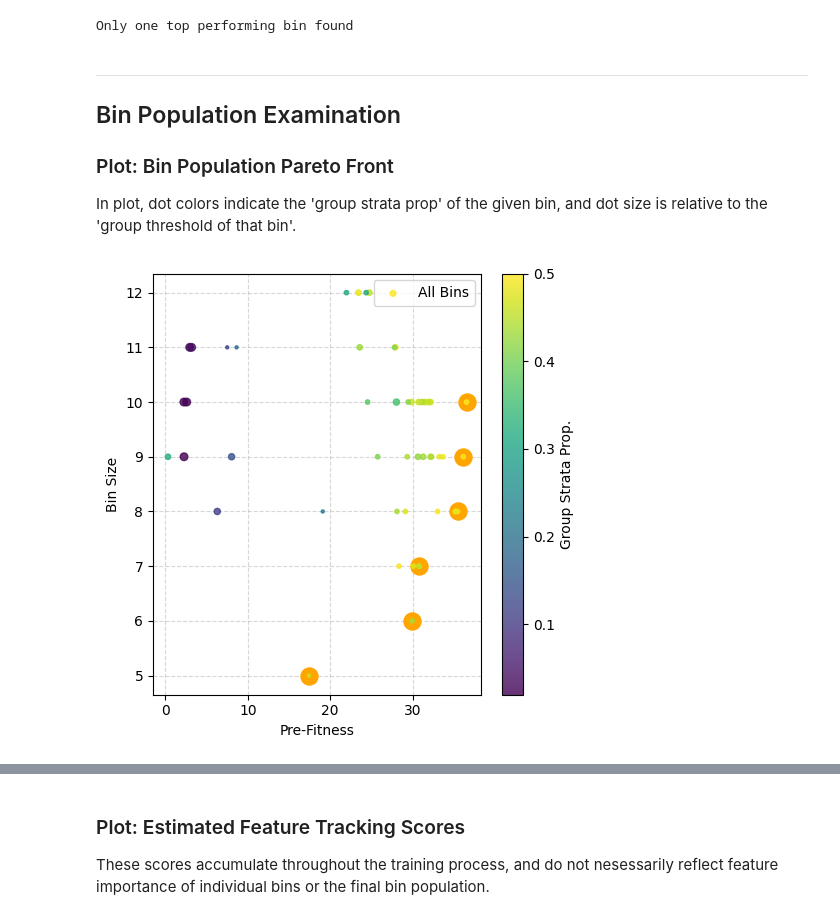
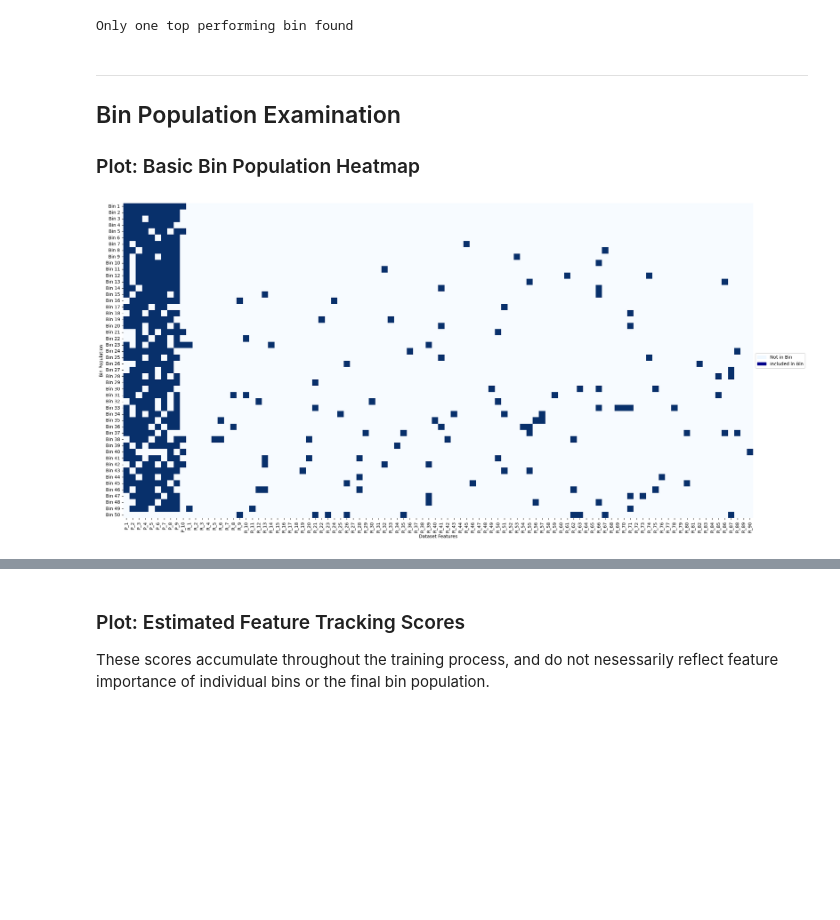
Before and after one commit to UrbsLab/scikit-FIBERS, a Jupyter notebook: FIBERS_Survival_Covariates_Demo.ipynb, the cells around one changed output, grey strips where cells are left out. Saved outputs shown, nothing was run; the diff lists cells and outputs as text; code cells hidden in the pictures; blank space fills up the shorter version.

Commit message:
Updated codebase and notebooks to include rule population heatmaps

```diff
--- a/FIBERS_Survival_Covariates_Demo.ipynb
+++ b/FIBERS_Survival_Covariates_Demo.ipynb
@@ -245,9 +245,8 @@ Only one top performing bin found
 # %% [markdown]
 ***
 ## Bin Population Examination
-### Plot: Bin Population Pareto Front
-In plot, dot colors indicate the 'group strata prop' of the given bin, and dot size is relative to the 'group threshold of that bin'.
+### Plot: Basic Bin Population Heatmap
 # %%
-fibers.get_pareto_plot(save=True,output_folder=output_folder,data_name=data_name)
+fibers.get_bin_population_heatmap_plot(save=True,output_folder=output_folder,data_name=data_name)
 # %% [output]
-[figure, old version]
+[figure, new version]
```
Also changed, not shown: parts of 7 cells of this notebook, 4 other files.
